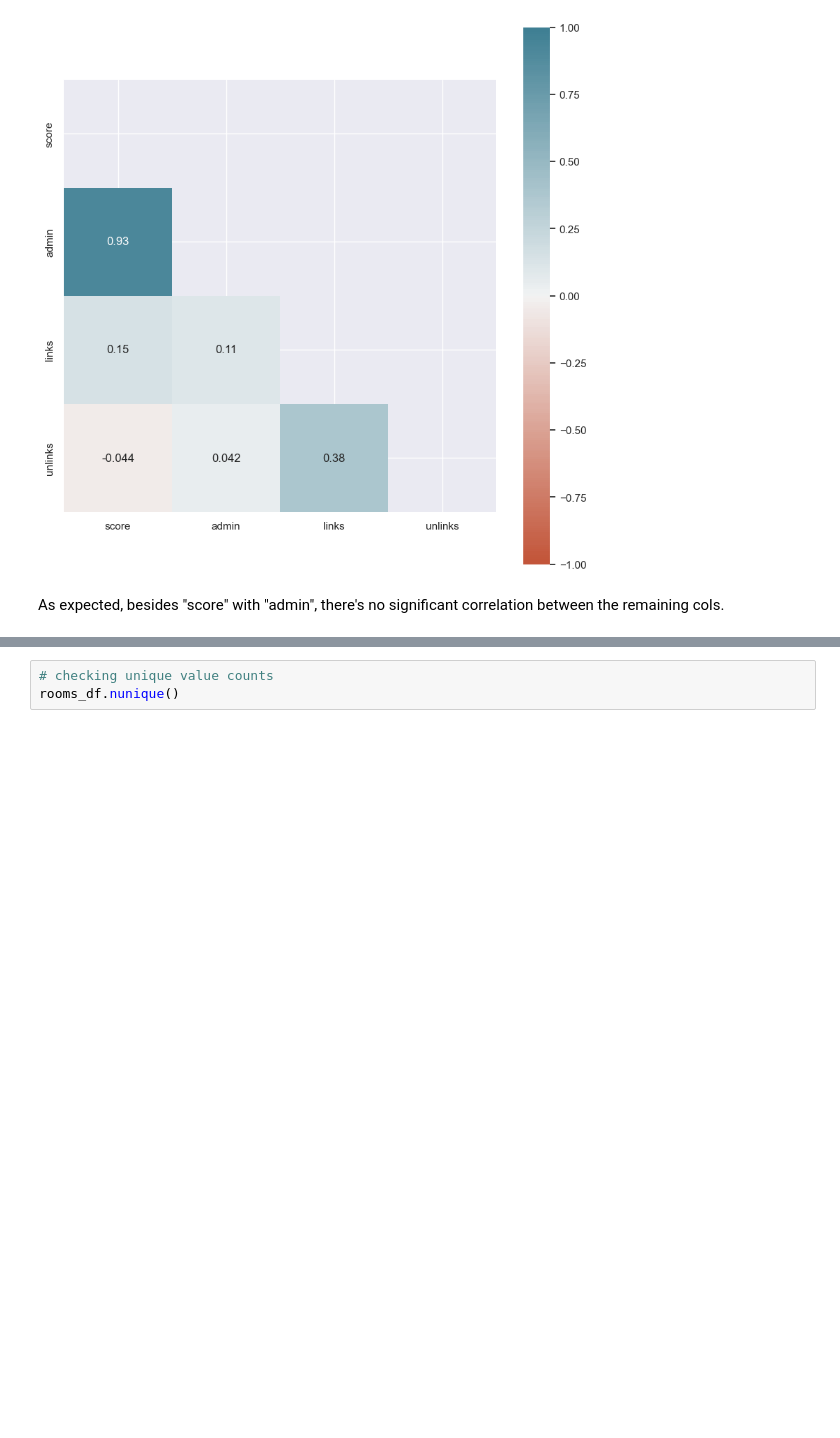
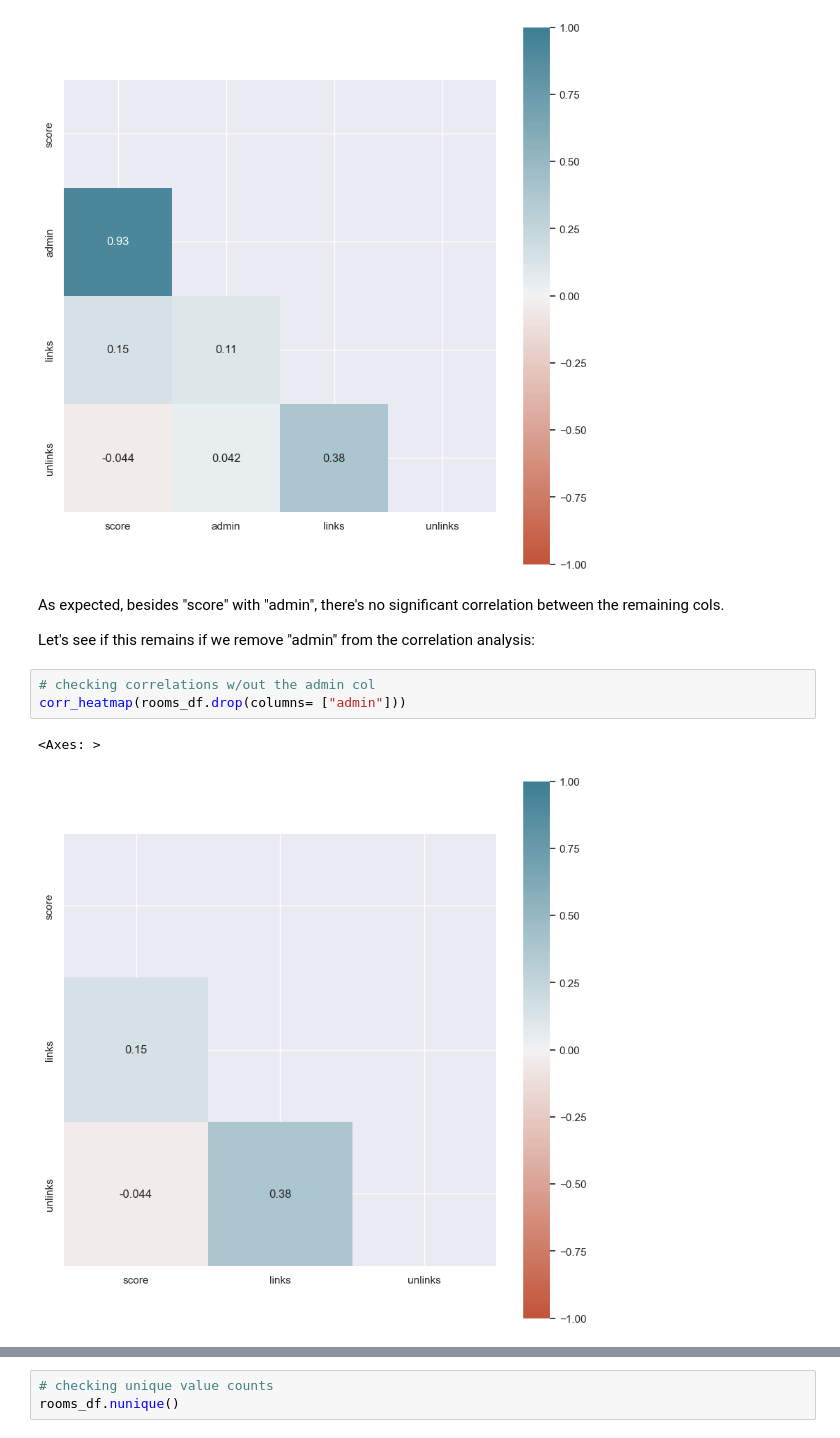
Before and after one commit to duarteharris/pruvo, a Jupyter notebook: eda.ipynb, the cells around one changed output, grey strips where cells are left out. Drawn from its saved outputs; the diff is of its cells as text; blank space fills up the shorter version.

Commit message:
feat: :sparkles: checked more correlations. Unliks is a great predictor of the score if admin is removed

```diff
--- a/eda.ipynb
+++ b/eda.ipynb
@@ -368,3 +368,11 @@ corr_heatmap(rooms_df)
 [figure]
 # %% [markdown]
 As expected, besides "score" with "admin", there's no significant correlation between the remaining cols.
+
+Let's see if this remains if we remove "admin" from the correlation analysis:
+# %%
+# checking correlations w/out the admin col
+corr_heatmap(rooms_df.drop(columns= ["admin"]))
+# %% [output]
+<Axes: >
+[figure, added]
```
Also changed, not shown: parts of 3 cells of this notebook.
